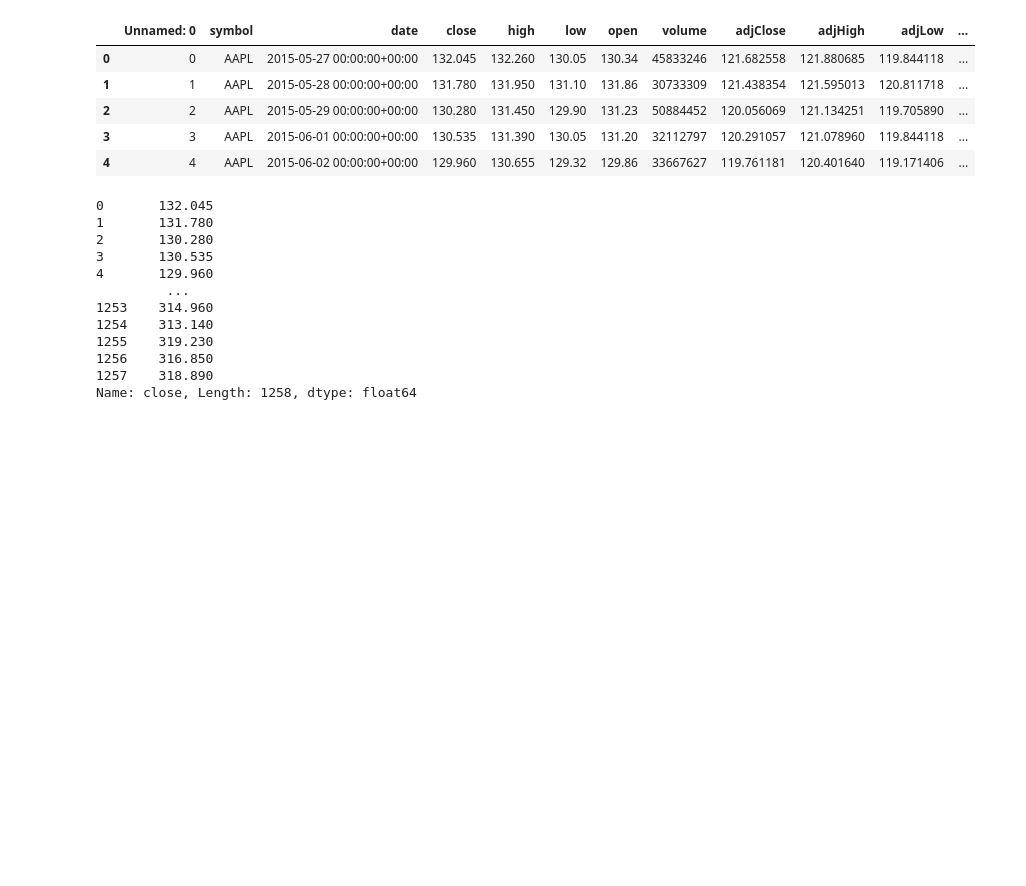
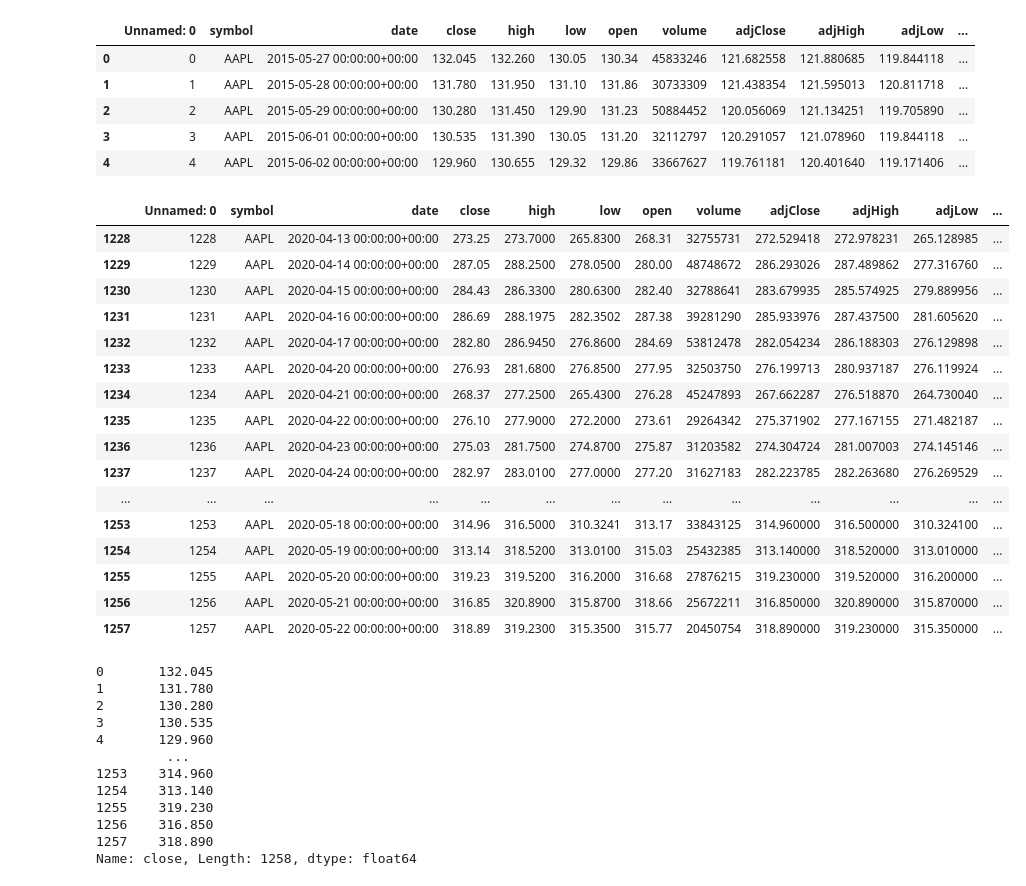
Before and after one commit to dledbetter123/Trade-Companion, a Jupyter notebook: backend/Stock.ipynb, the cells around one changed output. Cells and saved outputs as stored; diff of their text form; code cells hidden in the pictures; blank space fills up the shorter version.

```diff
--- a/backend/Stock.ipynb
+++ b/backend/Stock.ipynb
@@ -35,6 +42,26 @@ df.head()
 | 2 | 2 | AAPL | 2015-05-29 00:00:00+00:00 | 130.280 | 131.450 | 129.90 | 131.23 | 50884452 | 120.056069 | 121.134251 | 119.705890 | ... |
 | 3 | 3 | AAPL | 2015-06-01 00:00:00+00:00 | 130.535 | 131.390 | 130.05 | 131.20 | 32112797 | 120.291057 | 121.078960 | 119.844118 | ... |
 | 4 | 4 | AAPL | 2015-06-02 00:00:00+00:00 | 129.960 | 130.655 | 129.32 | 129.86 | 33667627 | 119.761181 | 120.401640 | 119.171406 | ... |
+# %%
+df[-30:]
+# %% [output]
+|  | Unnamed: 0 | symbol | date | close | high | low | open | volume | adjClose | adjHigh | adjLow | ... |
+| 1228 | 1228 | AAPL | 2020-04-13 00:00:00+00:00 | 273.25 | 273.7000 | 265.8300 | 268.31 | 32755731 | 272.529418 | 272.978231 | 265.128985 | ... |
+| 1229 | 1229 | AAPL | 2020-04-14 00:00:00+00:00 | 287.05 | 288.2500 | 278.0500 | 280.00 | 48748672 | 286.293026 | 287.489862 | 277.316760 | ... |
+| 1230 | 1230 | AAPL | 2020-04-15 00:00:00+00:00 | 284.43 | 286.3300 | 280.6300 | 282.40 | 32788641 | 283.679935 | 285.574925 | 279.889956 | ... |
+| 1231 | 1231 | AAPL | 2020-04-16 00:00:00+00:00 | 286.69 | 288.1975 | 282.3502 | 287.38 | 39281290 | 285.933976 | 287.437500 | 281.605620 | ... |
+| 1232 | 1232 | AAPL | 2020-04-17 00:00:00+00:00 | 282.80 | 286.9450 | 276.8600 | 284.69 | 53812478 | 282.054234 | 286.188303 | 276.129898 | ... |
+| 1233 | 1233 | AAPL | 2020-04-20 00:00:00+00:00 | 276.93 | 281.6800 | 276.8500 | 277.95 | 32503750 | 276.199713 | 280.937187 | 276.119924 | ... |
+| 1234 | 1234 | AAPL | 2020-04-21 00:00:00+00:00 | 268.37 | 277.2500 | 265.4300 | 276.28 | 45247893 | 267.662287 | 276.518870 | 264.730040 | ... |
+| 1235 | 1235 | AAPL | 2020-04-22 00:00:00+00:00 | 276.10 | 277.9000 | 272.2000 | 273.61 | 29264342 | 275.371902 | 277.167155 | 271.482187 | ... |
+| 1236 | 1236 | AAPL | 2020-04-23 00:00:00+00:00 | 275.03 | 281.7500 | 274.8700 | 275.87 | 31203582 | 274.304724 | 281.007003 | 274.145146 | ... |
+| 1237 | 1237 | AAPL | 2020-04-24 00:00:00+00:00 | 282.97 | 283.0100 | 277.0000 | 277.20 | 31627183 | 282.223785 | 282.263680 | 276.269529 | ... |
+| ... | ... | ... | ... | ... | ... | ... | ... | ... | ... | ... | ... | ... |
+| 1253 | 1253 | AAPL | 2020-05-18 00:00:00+00:00 | 314.96 | 316.5000 | 310.3241 | 313.17 | 33843125 | 314.960000 | 316.500000 | 310.324100 | ... |
+| 1254 | 1254 | AAPL | 2020-05-19 00:00:00+00:00 | 313.14 | 318.5200 | 313.0100 | 315.03 | 25432385 | 313.140000 | 318.520000 | 313.010000 | ... |
+| 1255 | 1255 | AAPL | 2020-05-20 00:00:00+00:00 | 319.23 | 319.5200 | 316.2000 | 316.68 | 27876215 | 319.230000 | 319.520000 | 316.200000 | ... |
+| 1256 | 1256 | AAPL | 2020-05-21 00:00:00+00:00 | 316.85 | 320.8900 | 315.8700 | 318.66 | 25672211 | 316.850000 | 320.890000 | 315.870000 | ... |
+| 1257 | 1257 | AAPL | 2020-05-22 00:00:00+00:00 | 318.89 | 319.2300 | 315.3500 | 315.77 | 20450754 | 318.890000 | 319.230000 | 315.350000 | ... |
 # %%
 close_prices=df.reset_index()['close']
 # %%
```
Also changed, not shown: parts of 19 cells of this notebook, 5 other files.
